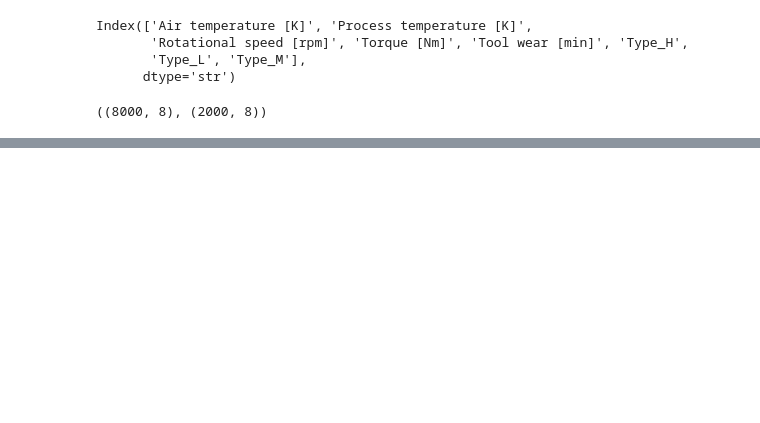
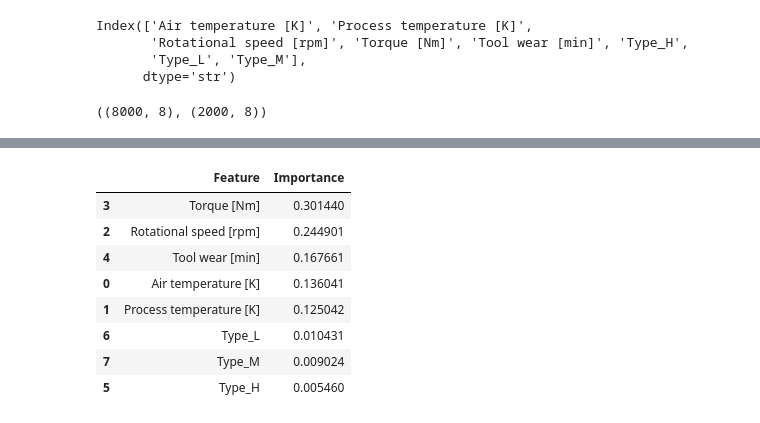
Before and after one commit to venkat-2608/predictive-maintenance-intelligence, a Jupyter notebook: notebooks/exploration.ipynb, the cells around one changed output, grey strips where cells are left out. Cells and saved outputs as stored; diff of their text form; code cells hidden in the pictures; blank space fills up the shorter version.

```diff
--- a/notebooks/exploration.ipynb
+++ b/notebooks/exploration.ipynb
@@ -129,3 +129,9 @@ X_train, X_test, y_train, y_test = train_test_split(
 X_train.shape, X_test.shape
 # %% [output]
 ((8000, 8), (2000, 8))
+# %%
+from sklearn.linear_model import LogisticRegression
+
+model = LogisticRegression(max_iter=1000)
+
+model.fit(X_train, y_train)
@@ -131,0 +208,28 @@ X_train.shape, X_test.shape
+# %%
+import pandas as pd
+
+importance = rf_model.feature_importances_
+
+features = X.columns
+
+feature_importance = pd.DataFrame({
+    "Feature": features,
+    "Importance": importance
+})
+
+feature_importance = feature_importance.sort_values(
+    by="Importance",
+    ascending=False
+)
+
+feature_importance
+# %% [output]
+|  | Feature | Importance |
+| 3 | Torque [Nm] | 0.301440 |
+| 2 | Rotational speed [rpm] | 0.244901 |
+| 4 | Tool wear [min] | 0.167661 |
+| 0 | Air temperature [K] | 0.136041 |
+| 1 | Process temperature [K] | 0.125042 |
+| 6 | Type_L | 0.010431 |
+| 7 | Type_M | 0.009024 |
+| 5 | Type_H | 0.005460 |
```
Also changed, not shown: parts of 11 cells of this notebook.
